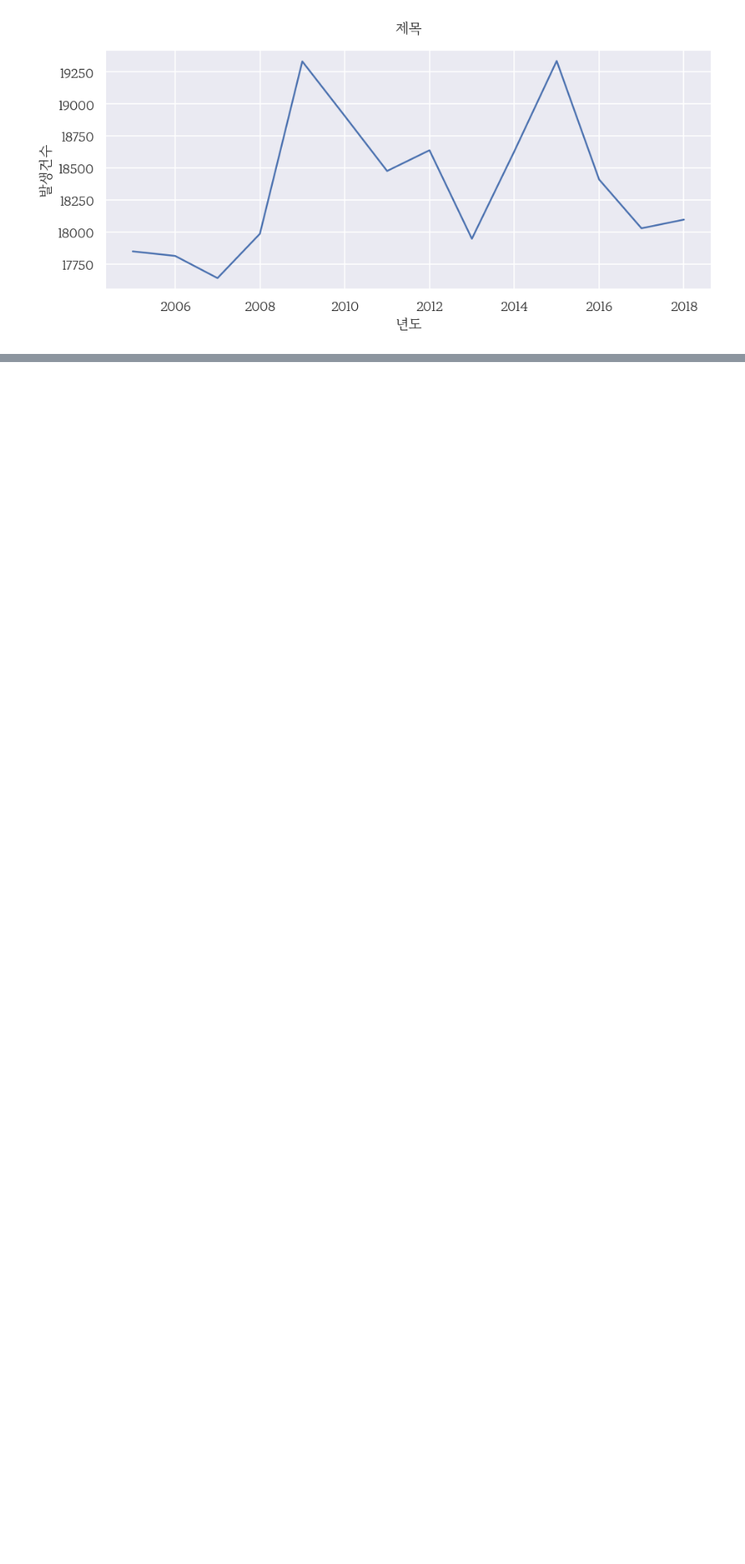
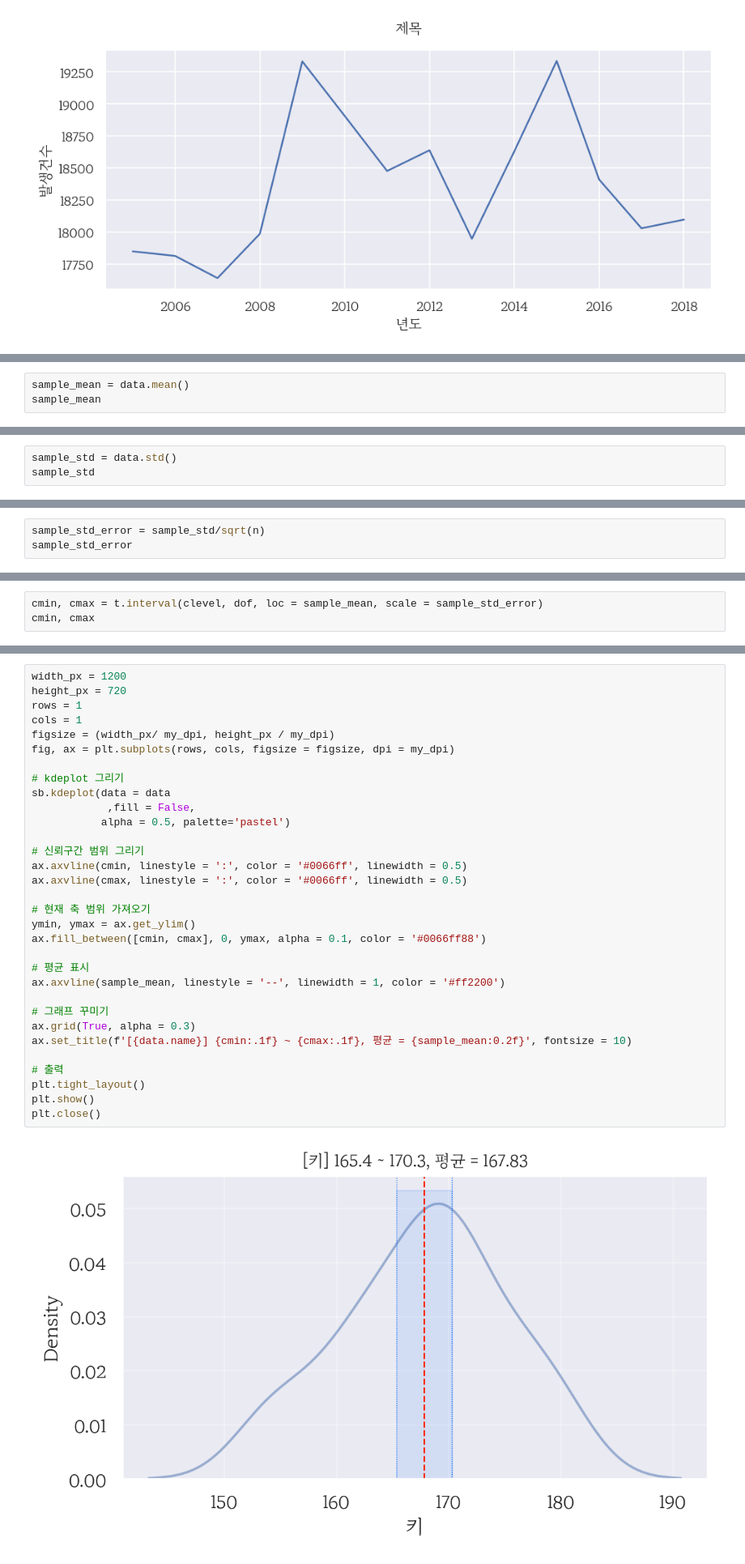
Before and after one commit to JAEYONG0303/For-python-, a Jupyter notebook: 코드 무한 연습용.ipynb, the cells around one changed output, grey strips where cells are left out. Shown: that part at 81% size. Cells and saved outputs as stored; diff of their text form; blank space fills up the shorter version.

```diff
--- a/코드 무한 연습용.ipynb
+++ b/코드 무한 연습용.ipynb
@@ -2356,0 +2409,3 @@ plt.close()
+# %%
+sample_mean = data.mean()
+sample_mean
@@ -2356,0 +2416,3 @@ plt.close()
+# %%
+sample_std = data.std()
+sample_std
@@ -2356,0 +2423,3 @@ plt.close()
+# %%
+sample_std_error = sample_std/sqrt(n)
+sample_std_error
@@ -2356,0 +2430,3 @@ plt.close()
+# %%
+cmin, cmax = t.interval(clevel, dof, loc = sample_mean, scale = sample_std_error)
+cmin, cmax
@@ -2356,0 +2435,34 @@ plt.close()
+# %%
+width_px = 1200
+height_px = 720
+rows = 1
+cols = 1
+figsize = (width_px/ my_dpi, height_px / my_dpi)
+fig, ax = plt.subplots(rows, cols, figsize = figsize, dpi = my_dpi)
+
+# kdeplot 그리기
+sb.kdeplot(data = data
+            ,fill = False,
+           alpha = 0.5, palette='pastel')
+
+# 신뢰구간 범위 그리기
+ax.axvline(cmin, linestyle = ':', color = '#0066ff', linewidth = 0.5)
+ax.axvline(cmax, linestyle = ':', color = '#0066ff', linewidth = 0.5)
+
+# 현재 축 범위 가져오기
+ymin, ymax = ax.get_ylim()
+ax.fill_between([cmin, cmax], 0, ymax, alpha = 0.1, color = '#0066ff88')
+
+# 평균 표시
+ax.axvline(sample_mean, linestyle = '--', linewidth = 1, color = '#ff2200')
+
+# 그래프 꾸미기
+ax.grid(True, alpha = 0.3)
+ax.set_title(f'[{data.name}] {cmin:.1f} ~ {cmax:.1f}, 평균 = {sample_mean:0.2f}', fontsize = 10)
+
+# 출력
+plt.tight_layout()
+plt.show()
+plt.close()
+# %% [output]
+[figure, added]
```
Also changed, not shown: parts of 16 cells of this notebook, 2 other files.
